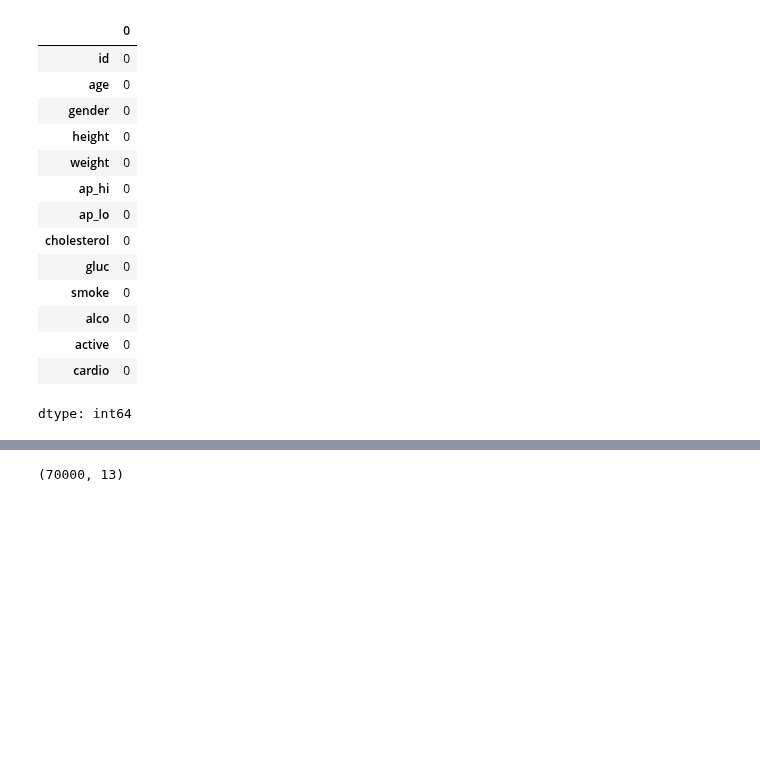
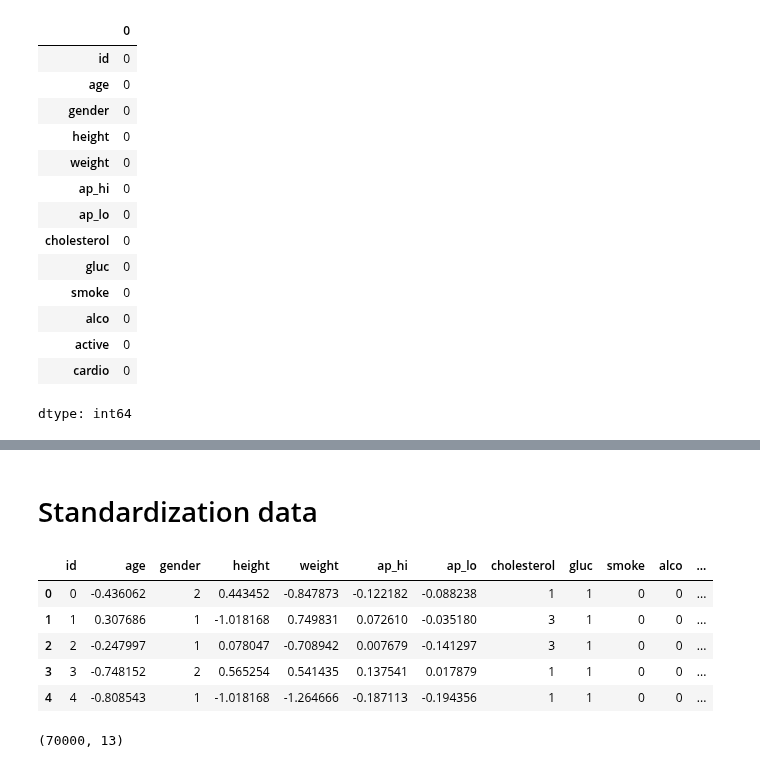
Before and after one commit to minhaz1172/Heart_Diesease_Prediction-ML-, a Jupyter notebook: CardioVascular_Disease_Prediction(ML).ipynb, the cells around one changed output, grey strips where cells are left out. Drawn from its saved outputs; the diff is of its cells as text; code cells hidden in the pictures; blank space fills up the shorter version.

```diff
--- a/CardioVascular_Disease_Prediction(ML).ipynb
+++ b/CardioVascular_Disease_Prediction(ML).ipynb
@@ -69,3 +69,5 @@ df.describe()
 | 50% | 50001.500000 | 19703.000000 | 1.000000 | 165.000000 | 72.000000 | 120.000000 | 80.000000 | 1.000000 | 1.000000 | 0.000000 | 0.000000 | ... |
 | 75% | 74889.250000 | 21327.000000 | 2.000000 | 170.000000 | 82.000000 | 140.000000 | 90.000000 | 2.000000 | 1.000000 | 0.000000 | 0.000000 | ... |
 | max | 99999.000000 | 23713.000000 | 2.000000 | 250.000000 | 200.000000 | 16020.000000 | 11000.000000 | 3.000000 | 3.000000 | 1.000000 | 1.000000 | ... |
+# %% [markdown]
+# Standardization data
@@ -72,3 +79,12 @@ df.describe()
+# %%
+df.head()
+# %% [output]
+|  | id | age | gender | height | weight | ap_hi | ap_lo | cholesterol | gluc | smoke | alco | ... |
+| 0 | 0 | -0.436062 | 2 | 0.443452 | -0.847873 | -0.122182 | -0.088238 | 1 | 1 | 0 | 0 | ... |
+| 1 | 1 | 0.307686 | 1 | -1.018168 | 0.749831 | 0.072610 | -0.035180 | 3 | 1 | 0 | 0 | ... |
+| 2 | 2 | -0.247997 | 1 | 0.078047 | -0.708942 | 0.007679 | -0.141297 | 3 | 1 | 0 | 0 | ... |
+| 3 | 3 | -0.748152 | 2 | 0.565254 | 0.541435 | 0.137541 | 0.017879 | 1 | 1 | 0 | 0 | ... |
+| 4 | 4 | -0.808543 | 1 | -1.018168 | -1.264666 | -0.187113 | -0.194356 | 1 | 1 | 0 | 0 | ... |
 # %%
 df.shape
 # %% [output]
```
Also changed, not shown: parts of 19 cells of this notebook.
